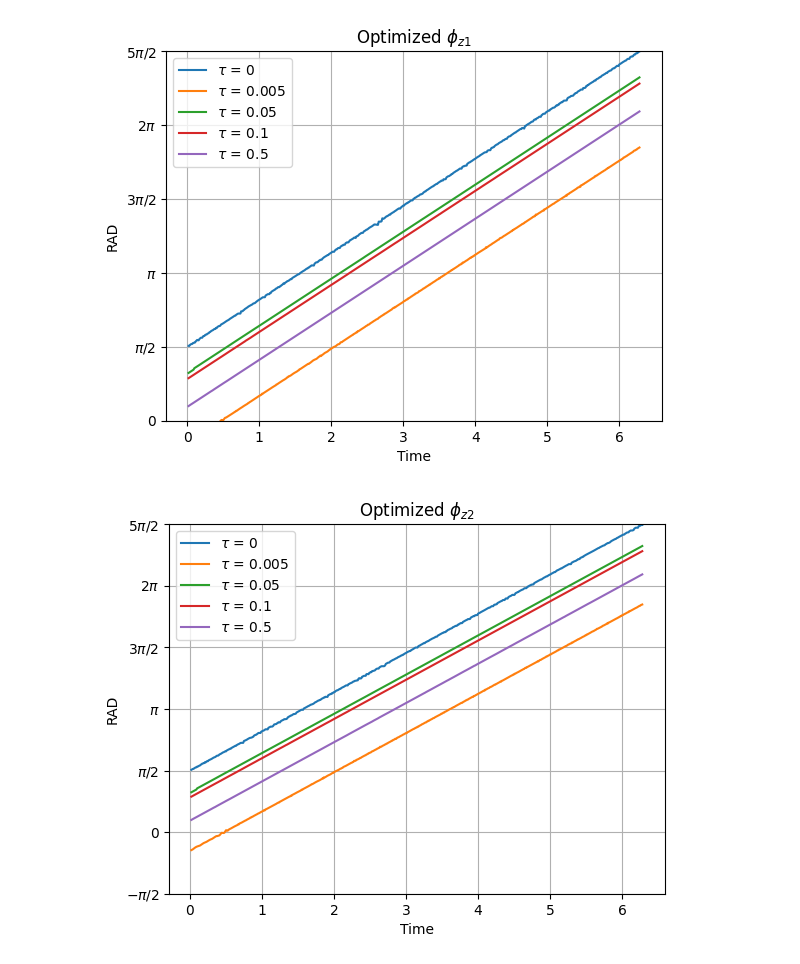
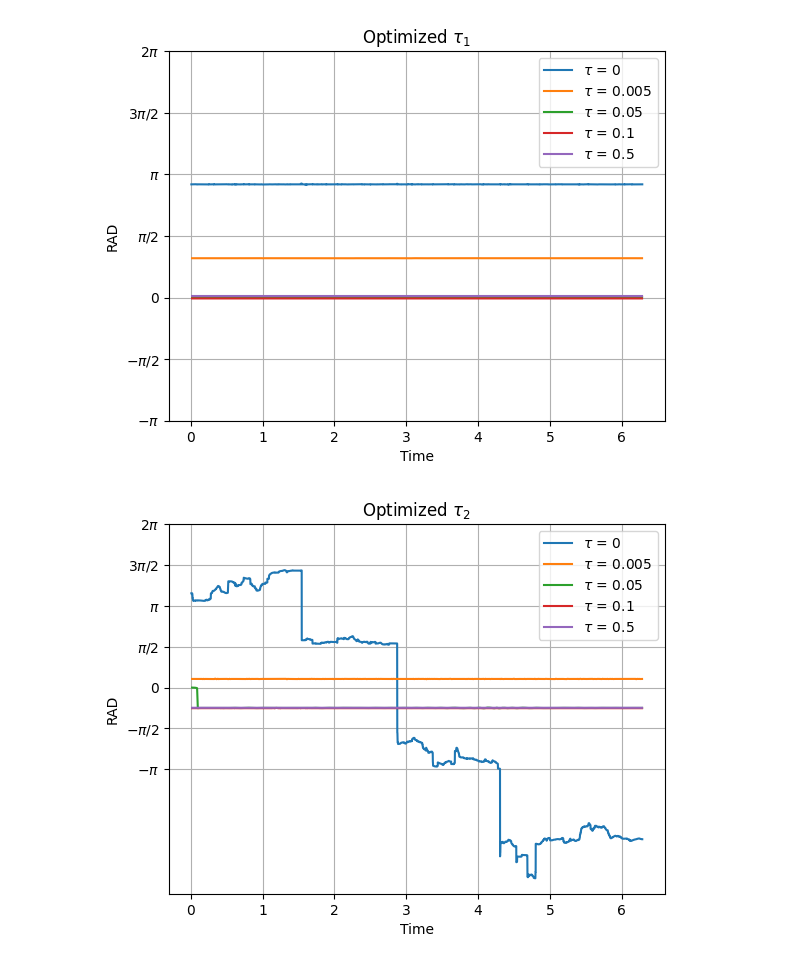
Before and after one commit to iridescent0923/Quantum_Optimization, a Jupyter notebook: Pennylane_Workspace/complete/[3-qubit]/[3rd_hamiltonian]/[ps=0.8]/plot_[ps=0.8].ipynb, the cells around one changed output. Drawn from its saved outputs; the diff is of its cells as text; code cells hidden in the pictures.

```diff
--- a/Pennylane_Workspace/complete/[3-qubit]/[3rd_hamiltonian]/[ps=0.8]/plot_[ps=0.8].ipynb
+++ b/Pennylane_Workspace/complete/[3-qubit]/[3rd_hamiltonian]/[ps=0.8]/plot_[ps=0.8].ipynb
@@ -53,0 +22,6 @@ plt.show()
+# %%
+data_0 = np.load('result_0_3rd.npy')
+data_1 = pd.read_csv('[0.005].csv').values
+data_2 = pd.read_csv('[0.05].csv').values
+data_3 = pd.read_csv('[0.1].csv').values
+data_4 = pd.read_csv('[0.5].csv').values
@@ -71,35 +62,44 @@ plt.show()
 # %%
-for tau_idx, tau_current in enumerate(tau_list):
-    plt.plot(FULL_DATA[tau_idx][:,INDEX.PHI.value], FULL_DATA[tau_idx][:,INDEX.PHI_Z1.value], label = f'$\\tau$ = {tau_current}')
+plt.plot(data_0[0][:, INDEX.PHI.value], data_0[0][:, INDEX.TAU_1.value], label = f'$\\tau$ = {0}')
+plt.plot(data_1[:, INDEX.PHI.value], data_1[:, INDEX.TAU_1.value], label = f'$\\tau$ = {0.005}')
+plt.plot(data_2[:, INDEX.PHI.value], data_2[:, INDEX.TAU_1.value], label = f'$\\tau$ = {0.05}')
+plt.plot(data_3[:, INDEX.PHI.value], data_3[:, INDEX.TAU_1.value], label = f'$\\tau$ = {0.1}')
+plt.plot(data_4[:, INDEX.PHI.value], data_4[:, INDEX.TAU_1.value], label = f'$\\tau$ = {0.5}')
+
+
 
 plt.yticks(
-    [-np.pi, -np.pi/2, 0, np.pi/2, np.pi, (3*np.pi)/2, 2*np.pi, 5*np.pi/2, 3*np.pi],
-    ['$-\pi$', '$-\pi/2$', '0', '$\pi/2$', '$\pi$', '$3\pi/2$', '$2\pi$', '$5\pi/2$', '$3\pi$']
+    [-np.pi, -np.pi/2, 0, np.pi/2, np.pi, (3*np.pi)/2, 2*np.pi],
+    ['$-\pi$', '$-\pi/2$', '0', '$\pi/2$', '$\pi$', '$3\pi/2$', '$2\pi$']
 )
-
-plt.ylim(0, 5*np.pi/2)
-plt.title(f'Optimized $\\phi_{{z1}}$')
+# plt.ylim(0, np.pi/2)
+plt.title(f'Optimized $\\tau_{1}$')
 plt.xlabel('Time')
 plt.ylabel('RAD')
 plt.grid()
 plt.legend()
 plt.show()
 # %% [output]
-[figure, old version]
+[figure, new version]
 # %%
-for tau_idx, tau_current in enumerate(tau_list):
-    plt.plot(FULL_DATA[tau_idx][:,INDEX.PHI.value], FULL_DATA[tau_idx][:,INDEX.PHI_Z2.value], label = f'$\\tau$ = {tau_current}')
+plt.plot(data_0[0][:, INDEX.PHI.value], data_0[0][:, INDEX.TAU_2.value], label = f'$\\tau$ = {0}')
+plt.plot(data_1[:, INDEX.PHI.value], data_1[:, INDEX.TAU_2.value], label = f'$\\tau$ = {0.005}')
+plt.plot(data_2[:, INDEX.PHI.value], data_2[:, INDEX.TAU_2.value], label = f'$\\tau$ = {0.05}')
+plt.plot(data_3[:, INDEX.PHI.value], data_3[:, INDEX.TAU_2.value], label = f'$\\tau$ = {0.1}')
+plt.plot(data_4[:, INDEX.PHI.value], data_4[:, INDEX.TAU_2.value], label = f'$\\tau$ = {0.5}')
+
+
 
 plt.yticks(
-    [-np.pi, -np.pi/2, 0, np.pi/2, np.pi, (3*np.pi)/2, 2*np.pi, 5*np.pi/2, 3*np.pi],
-    ['$-\pi$', '$-\pi/2$', '0', '$\pi/2$', '$\pi$', '$3\pi/2$', '$2\pi$', '$5\pi/2$', '$3\pi$']
+    [-np.pi, -np.pi/2, 0, np.pi/2, np.pi, (3*np.pi)/2, 2*np.pi],
+    ['$-\pi$', '$-\pi/2$', '0', '$\pi/2$', '$\pi$', '$3\pi/2$', '$2\pi$']
 )
-plt.ylim(-np.pi/2, 5*np.pi/2)
-plt.title(f'Optimized $\\phi_{{z2}}$')
+# plt.ylim(0, np.pi/2)
+plt.title(f'Optimized $\\tau_{2}$')
 plt.xlabel('Time')
 plt.ylabel('RAD')
 plt.grid()
 plt.legend()
 plt.show()
 # %% [output]
-[figure, old version]
+[figure, new version]
```
Also changed, not shown: parts of 7 cells of this notebook, 19 other files.
